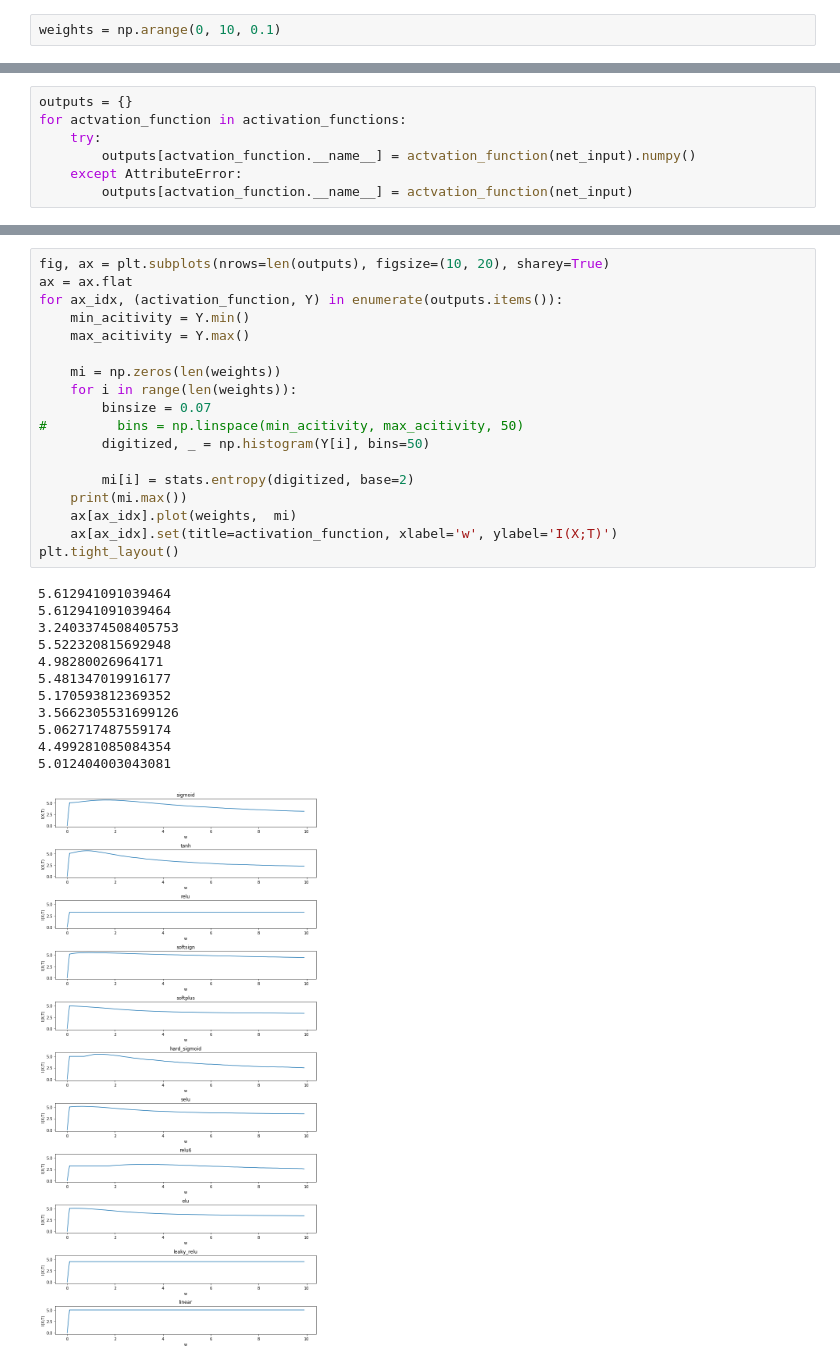
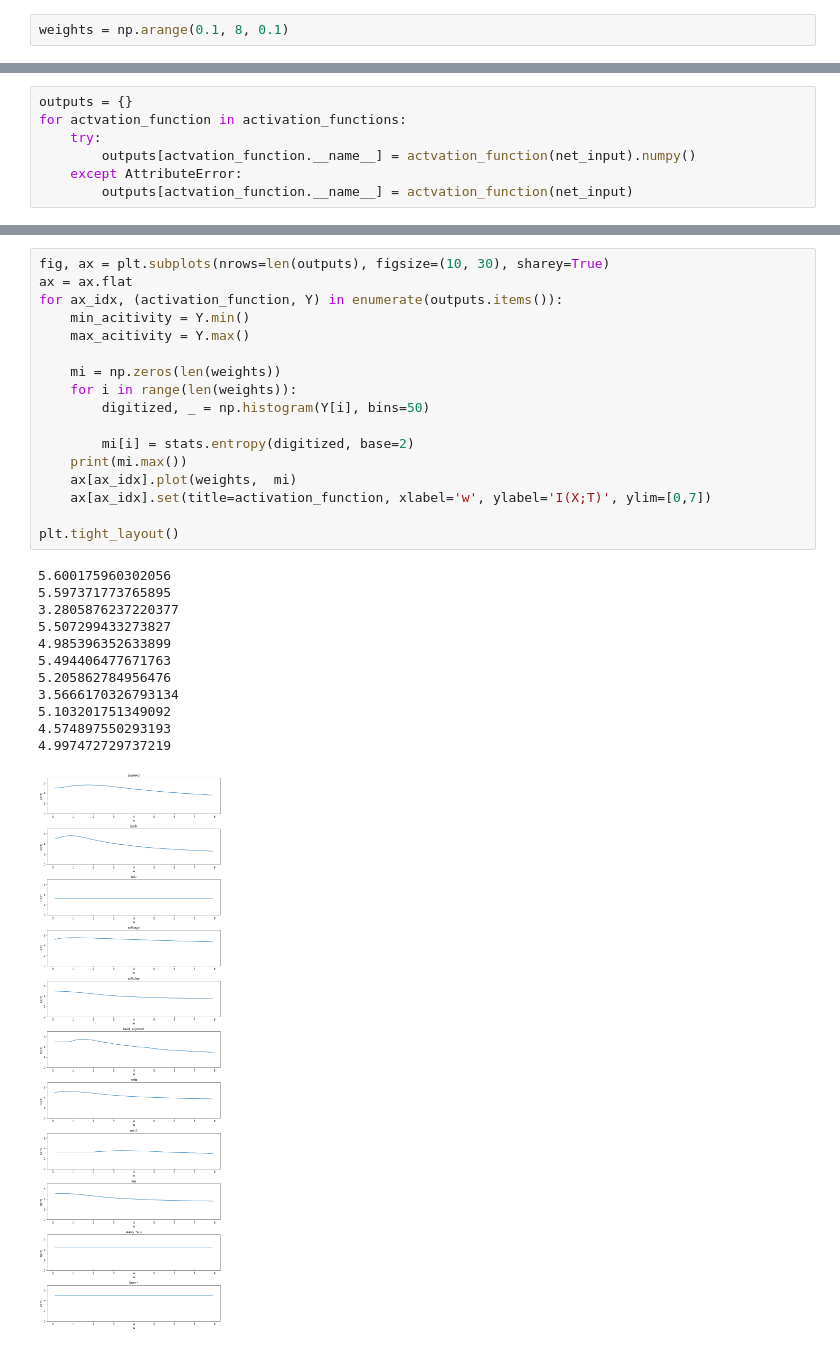
Before and after one commit to neuroinfo-os/deep-bottleneck, a Jupyter notebook: iclr_wrap_up/minimal_model.ipynb, the cells around one changed output, grey strips where cells are left out. Cells and saved outputs as stored; diff of their text form.

```diff
--- a/iclr_wrap_up/minimal_model.ipynb
+++ b/iclr_wrap_up/minimal_model.ipynb
@@ -10,4 +10,4 @@ import tensorflow as tf
 import tensorflow.contrib.eager as tfe
 tf.enable_eager_execution()
 # %%
-weights = np.arange(0, 10, 0.1)
+weights = np.arange(0.1, 8, 0.1)
@@ -88,31 +135,30 @@ plt.tight_layout()
 # %%
-fig, ax = plt.subplots(nrows=len(outputs), figsize=(10, 20), sharey=True)
+fig, ax = plt.subplots(nrows=len(outputs), figsize=(10, 30), sharey=True)
 ax = ax.flat
 for ax_idx, (activation_function, Y) in enumerate(outputs.items()):
     min_acitivity = Y.min()
     max_acitivity = Y.max()
 
     mi = np.zeros(len(weights))
     for i in range(len(weights)):
-        binsize = 0.07
-#         bins = np.linspace(min_acitivity, max_acitivity, 50)
         digitized, _ = np.histogram(Y[i], bins=50)
 
         mi[i] = stats.entropy(digitized, base=2)
     print(mi.max())
     ax[ax_idx].plot(weights,  mi)
-    ax[ax_idx].set(title=activation_function, xlabel='w', ylabel='I(X;T)')
+    ax[ax_idx].set(title=activation_function, xlabel='w', ylabel='I(X;T)', ylim=[0,7])
+
 plt.tight_layout()
 # %% [output]
-5.612941091039464
-5.612941091039464
-3.2403374508405753
-5.522320815692948
-4.98280026964171
-5.481347019916177
-5.170593812369352
-3.5662305531699126
-5.062717487559174
-4.499281085084354
-5.012404003043081
+5.600175960302056
+5.597371773765895
+3.2805876237220377
+5.507299433273827
+4.985396352633899
+5.494406477671763
+5.205862784956476
+3.5666170326793134
+5.103201751349092
+4.574897550293193
+4.997472729737219
-[figure, old version]
+[figure, new version]
```
Also changed, not shown: parts of 9 cells of this notebook.
